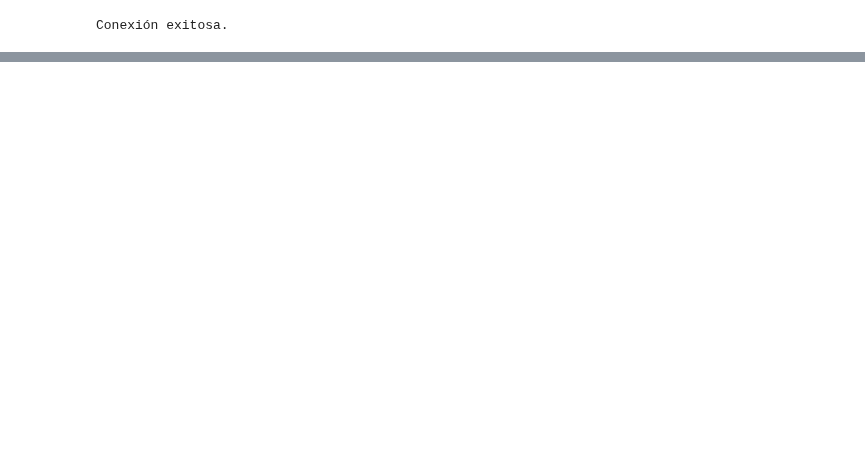
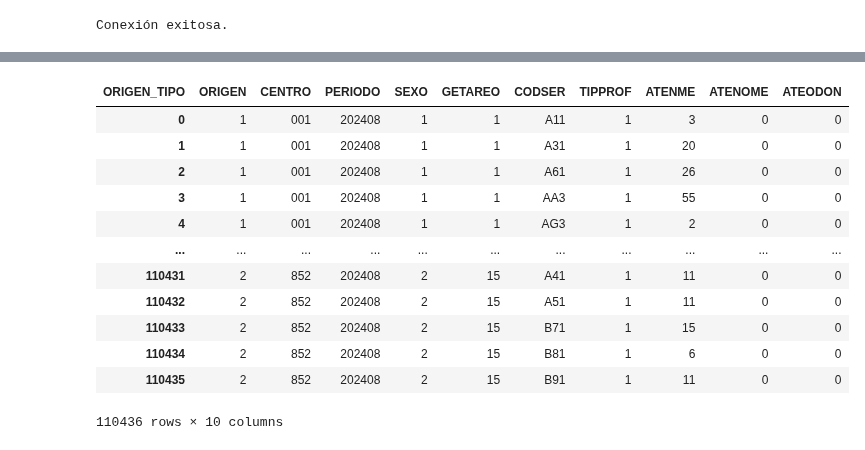
Before and after one commit to JhonathanCP/DASH, a Jupyter notebook: Desarrollo - dash/TramaB1-B2V4.ipynb, the cells around one changed output, grey strips where cells are left out. Saved outputs shown, nothing was run; the diff lists cells and outputs as text; code cells hidden in the pictures; blank space fills up the shorter version.

```diff
--- a/Desarrollo - dash/TramaB1-B2V4.ipynb
+++ b/Desarrollo - dash/TramaB1-B2V4.ipynb
@@ -668,0 +689,24 @@ if __name__ == '__main__':
+# %%
+pivoted_df = pd.pivot_table(data1,
+                            values='PACSECNUM',
+                            index=['ORIGEN', 'CENTRO', 'PERIODO', 'SEXO', 'GETAREO', 'CODSER', 'TIPPROF'],
+                            columns='ORIGEN_TIPO',
+                            aggfunc='nunique',
+                            fill_value=0)
+pivoted_df_reset = pivoted_df.reset_index()
+
+pivoted_df_reset
+# %% [output]
+| ORIGEN_TIPO | ORIGEN | CENTRO | PERIODO | SEXO | GETAREO | CODSER | TIPPROF | ATENME | ATENOME | ATEODON |
+| 0 | 1 | 001 | 202408 | 1 | 1 | A11 | 1 | 3 | 0 | 0 |
+| 1 | 1 | 001 | 202408 | 1 | 1 | A31 | 1 | 20 | 0 | 0 |
+| 2 | 1 | 001 | 202408 | 1 | 1 | A61 | 1 | 26 | 0 | 0 |
+| 3 | 1 | 001 | 202408 | 1 | 1 | AA3 | 1 | 55 | 0 | 0 |
+| 4 | 1 | 001 | 202408 | 1 | 1 | AG3 | 1 | 2 | 0 | 0 |
+| ... | ... | ... | ... | ... | ... | ... | ... | ... | ... | ... |
+| 110431 | 2 | 852 | 202408 | 2 | 15 | A41 | 1 | 11 | 0 | 0 |
+| 110432 | 2 | 852 | 202408 | 2 | 15 | A51 | 1 | 11 | 0 | 0 |
+| 110433 | 2 | 852 | 202408 | 2 | 15 | B71 | 1 | 15 | 0 | 0 |
+| 110434 | 2 | 852 | 202408 | 2 | 15 | B81 | 1 | 6 | 0 | 0 |
+| 110435 | 2 | 852 | 202408 | 2 | 15 | B91 | 1 | 11 | 0 | 0 |
+110436 rows × 10 columns
```
Also changed, not shown: parts of 7 cells of this notebook, 3 other files.
